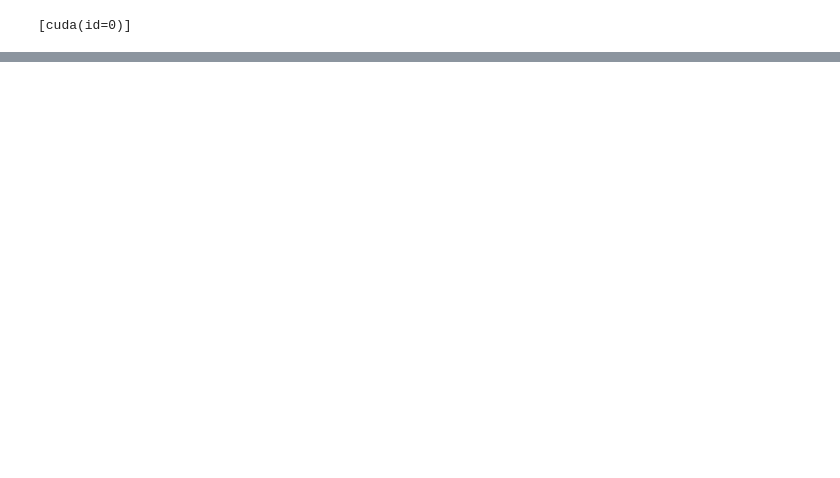
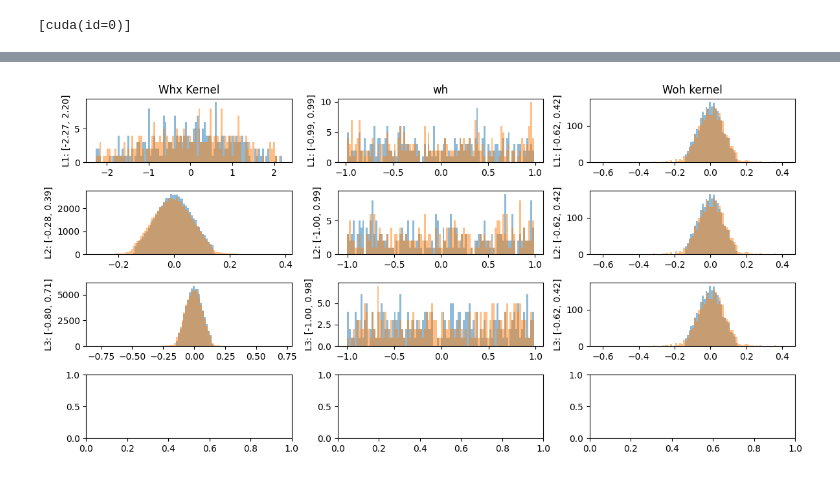
Before and after one commit to TristanTorchet/LearningJAX, a Jupyter notebook: Flax/flax2d_DiagReLURNN.ipynb, the cells around one changed output, grey strips where cells are left out. Drawn from its saved outputs; the diff is of its cells as text; code cells hidden in the pictures; blank space fills up the shorter version.

```diff
--- a/Flax/flax2d_DiagReLURNN.ipynb
+++ b/Flax/flax2d_DiagReLURNN.ipynb
@@ -400,0 +462,2 @@ print(loss.mean())
+# %%
+state = create_train_state(key, BatchRNN, lr, DATASET_VERSION, hidden_size=256, n_layers=3)
@@ -400,0 +471,5 @@ print(loss.mean())
+# %%
+for epoch in range(5):
+    state, train_loss, train_accuracy = run_epoch(state, trainloader, key)
+    val_loss, val_acc  = validate(state, val_loader)
+    print(f"Epoch {epoch} | train_loss: {train_loss:.4f} | train_acc: {train_accuracy*100:.2f}% | val_loss: {val_loss:.4f} | val_acc: {val_acc*100:.2f}%")
@@ -400,0 +486,50 @@ print(loss.mean())
+# %%
+all_state_hist, out_hist = model.apply({'params':state.params}, batch_x[:5])
+# %%
+fig, axs = plt.subplots(len(all_state_hist)+1, 3, figsize=(1200*px, (300+100*len(all_state_hist))*px))
+axs[0,0].set_title('Whx Kernel')
+axs[0,1].set_title('wh')
+axs[0,2].set_title('Woh kernel')
+for l in range(len(all_state_hist)):
+    min_whx_init = params['params'][f'rnn_cells_{l}']['Whx']['kernel'].min()
+    min_whx = state.params[f'rnn_cells_{l}']['Whx']['kernel'].min()
+    min_whx = min(min_whx_init, min_whx)
+
+    min_wh_init = params['params'][f'rnn_cells_{l}']['wh'].min()
+    min_wh = state.params[f'rnn_cells_{l}']['wh'].min()
+    min_wh = min(min_wh_init, min_wh)
+
+    min_woh_init = params['params'][f'readout']['kernel'].min()
+    min_woh = state.params[f'readout']['kernel'].min()
+    min_woh = min(min_woh_init, min_woh)
+
+    max_whx_init = params['params'][f'rnn_cells_{l}']['Whx']['kernel'].max()
+    max_whx = state.params[f'rnn_cells_{l}']['Whx']['kernel'].max()
+    max_whx = max(max_whx_init, max_whx)
+
+    max_wh_init = params['params'][f'rnn_cells_{l}']['wh'].max()
+    max_wh = state.params[f'rnn_cells_{l}']['wh'].max()
+    max_wh = max(max_wh_init, max_wh)
+
+    max_woh_init = params['params'][f'readout']['kernel'].max()
+    max_woh = state.params[f'readout']['kernel'].max()
+    max_woh = max(max_woh_init, max_woh)
+
+
+
+    axs[l,0].hist(params['params'][f'rnn_cells_{l}']['Whx']['kernel'].flatten(), bins=100, alpha=0.5, range=(min_whx, max_whx))
+    axs[l,1].hist(params['params'][f'rnn_cells_{l}']['wh'].flatten(), bins=100, alpha=0.5, range=(min_wh, max_wh))
+    axs[l,2].hist(params['params'][f'readout']['kernel'].flatten(), bins=100, alpha=0.5, range=(min_woh, max_woh))
+    axs[l,0].hist(state.params[f'rnn_cells_{l}']['Whx']['kernel'].flatten(), bins=100, alpha=0.5, range=(min_whx, max_whx))
+    axs[l,1].hist(state.params[f'rnn_cells_{l}']['wh'].flatten(), bins=100, alpha=0.5, range=(min_wh, max_wh))
+    axs[l,2].hist(state.params[f'readout']['kernel'].flatten(), bins=100, alpha=0.5, range=(min_woh, max_woh))
+
+    # y axis title
+    axs[l,0].set_ylabel(f'L{l+1}: [{min_whx:.2f}, {max_whx:.2f}]')
+    axs[l,1].set_ylabel(f'L{l+1}: [{min_wh:.2f}, {max_wh:.2f}]')
+    axs[l,2].set_ylabel(f'L{l+1}: [{min_woh:.2f}, {max_woh:.2f}]')
+    # set y range
+plt.tight_layout()
+plt.show()
+# %% [output]
+[figure, added]
```
Also changed, not shown: parts of 27 cells of this notebook, 1 other file.
